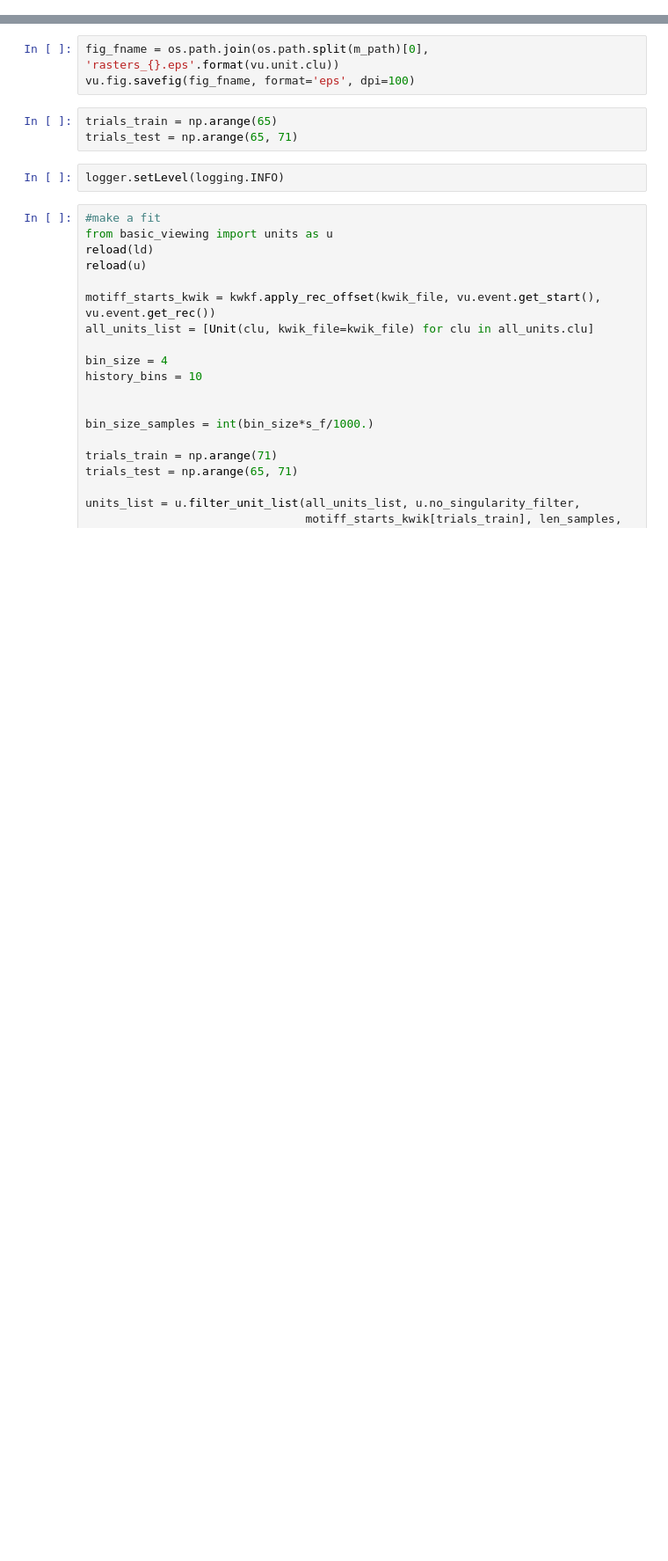
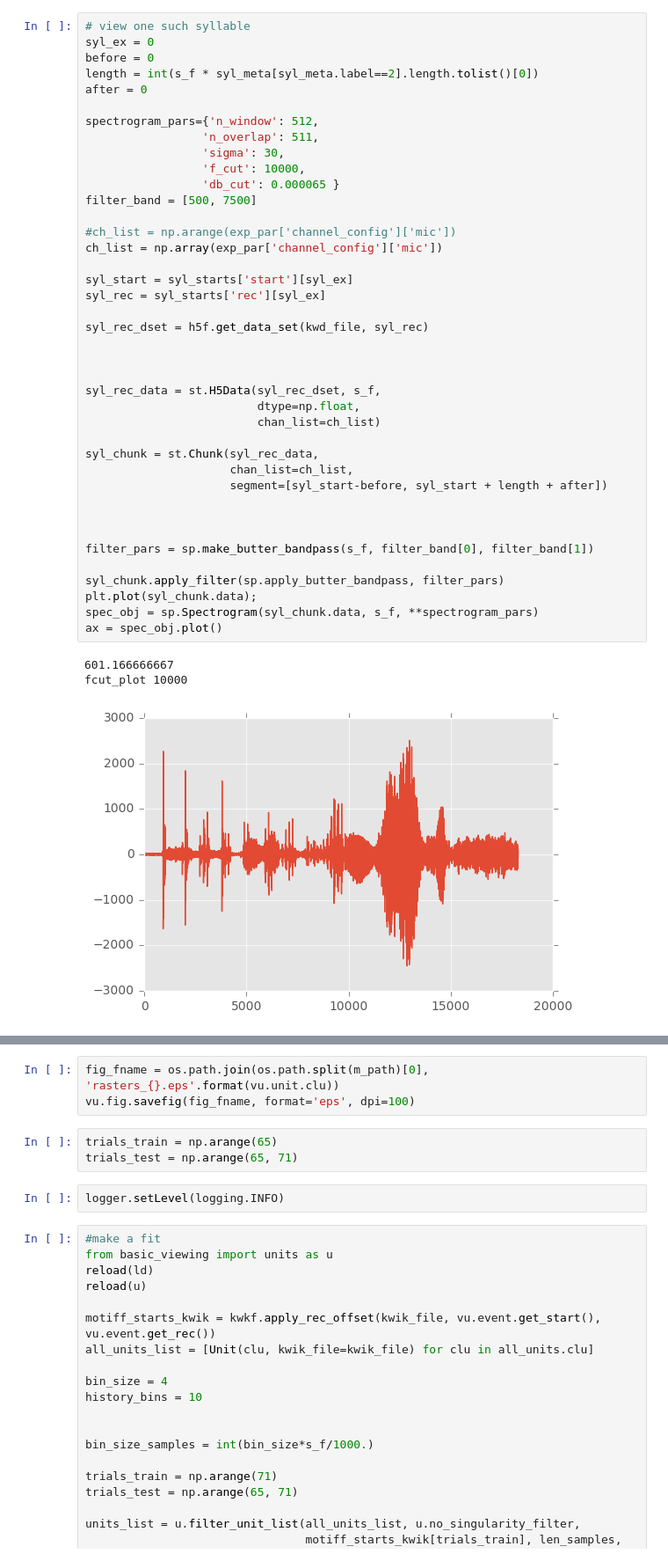
Before and after one commit to zekearneodo/ephysflow, a Jupyter notebook: view_rasters-singing-kilo-b1114.ipynb, the cells around one changed output, grey strips where cells are left out. Shown at 88% size. Saved outputs shown, nothing was run; the diff lists cells and outputs as text; blank space fills up the shorter version.

```diff
--- a/view_rasters-singing-kilo-b1114.ipynb
+++ b/view_rasters-singing-kilo-b1114.ipynb
@@ -187,0 +177,44 @@ plt.plot(m_chunk.data)
+# %%
+# view one such syllable
+syl_ex = 0
+before = 0
+length = int(s_f * syl_meta[syl_meta.label==2].length.tolist()[0])
+after = 0
+
+spectrogram_pars={'n_window': 512,
+                 'n_overlap': 511,
+                 'sigma': 30,
+                 'f_cut': 10000,
+                 'db_cut': 0.000065 }
+filter_band = [500, 7500]
+
+#ch_list = np.arange(exp_par['channel_config']['mic'])
+ch_list = np.array(exp_par['channel_config']['mic'])
+
+syl_start = syl_starts['start'][syl_ex]
+syl_rec = syl_starts['rec'][syl_ex]
+
+syl_rec_dset = h5f.get_data_set(kwd_file, syl_rec)
+
+
+
+syl_rec_data = st.H5Data(syl_rec_dset, s_f,
+                         dtype=np.float,
+                         chan_list=ch_list)
+
+syl_chunk = st.Chunk(syl_rec_data,
+                     chan_list=ch_list,
+                     segment=[syl_start-before, syl_start + length + after])
+
+
+
+filter_pars = sp.make_butter_bandpass(s_f, filter_band[0], filter_band[1])
+
+syl_chunk.apply_filter(sp.apply_butter_bandpass, filter_pars)
+plt.plot(syl_chunk.data);
+spec_obj = sp.Spectrogram(syl_chunk.data, s_f, **spectrogram_pars)
+ax = spec_obj.plot()
+# %% [output]
+601.166666667
+fcut_plot 10000
+[figure, added]
```
Also changed, not shown: parts of 27 cells of this notebook, 10 other files.
